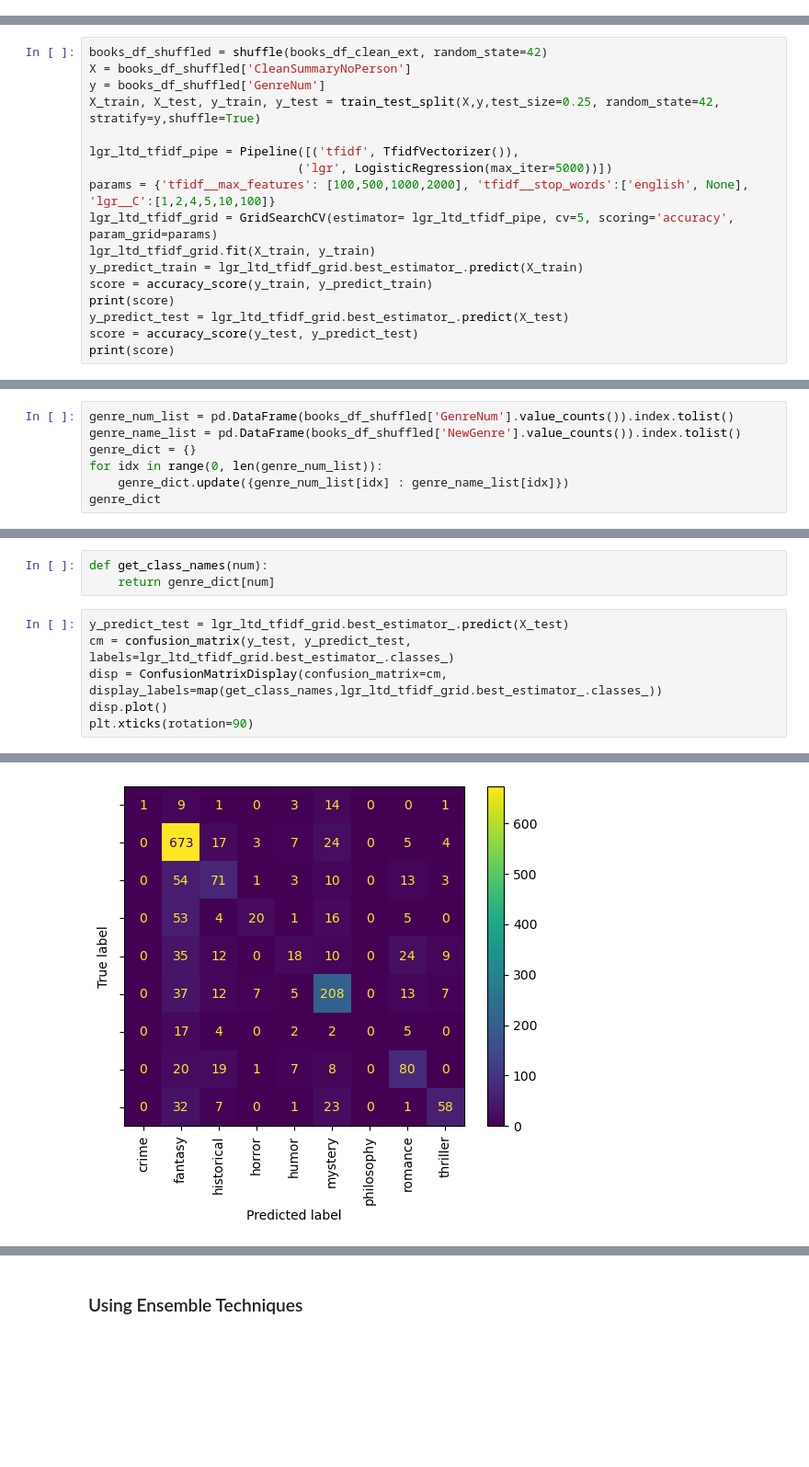
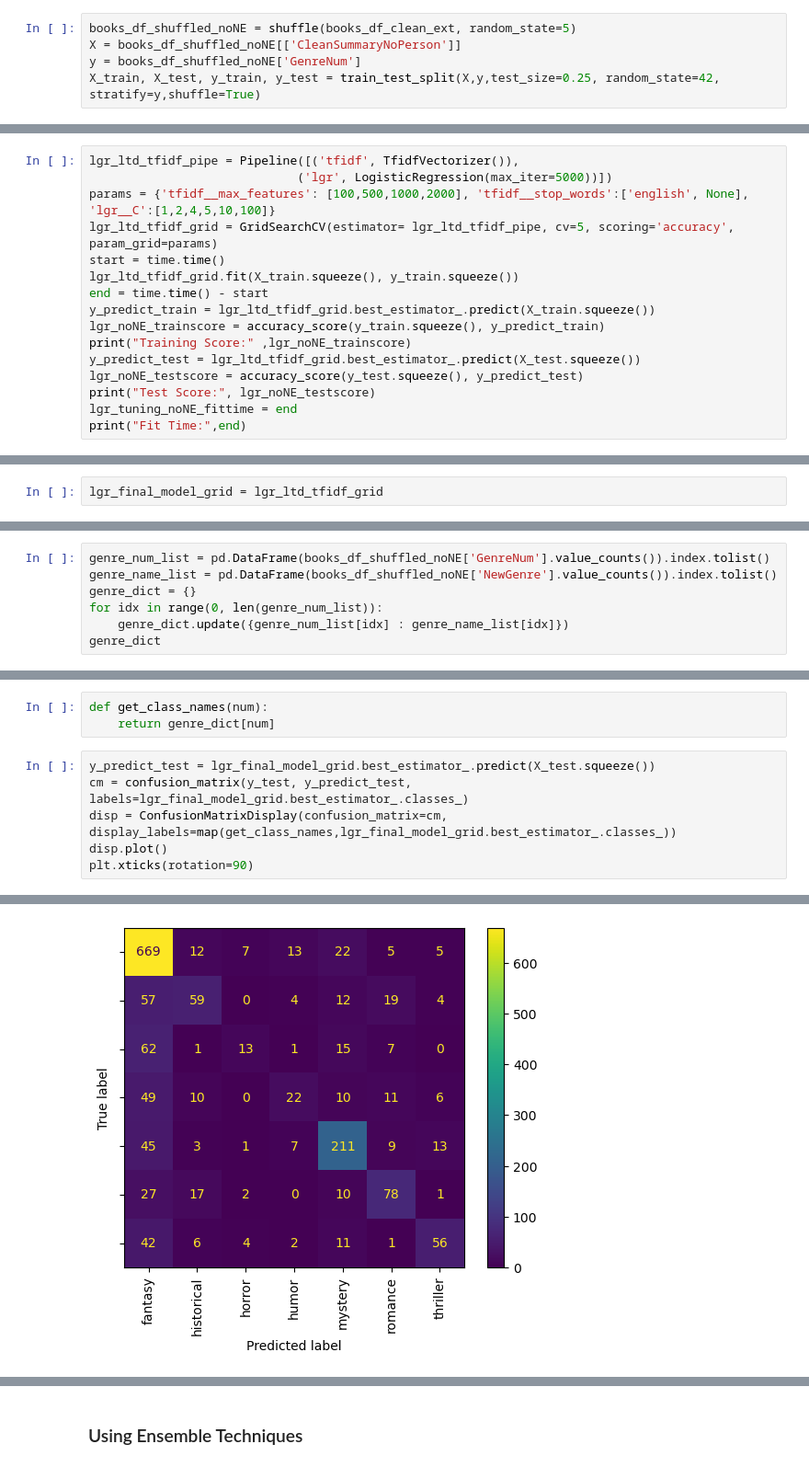
Before and after one commit to archana-rg/books-analysis, a Jupyter notebook: FinalBookGenrePred.ipynb, the cells around one changed output, grey strips where cells are left out. Shown at 92% size. Cells and saved outputs as stored; diff of their text form; blank space fills up the shorter version.

```diff
--- a/FinalBookGenrePred.ipynb
+++ b/FinalBookGenrePred.ipynb
@@ -671,20 +724,24 @@ Test accuracy score:0.6305882352941177
+# %%
+books_df_shuffled_noNE = shuffle(books_df_clean_ext, random_state=5)
+X = books_df_shuffled_noNE[['CleanSummaryNoPerson']]
+y = books_df_shuffled_noNE['GenreNum']
+X_train, X_test, y_train, y_test = train_test_split(X,y,test_size=0.25, random_state=42, stratify=y,shuffle=True)
 # %% [markdown]
 #### LogisticRegression with Hyperparam tuning
 # %%
-books_df_shuffled = shuffle(books_df_clean_ext, random_state=42)
-X = books_df_shuffled['CleanSummaryNoPerson']
-y = books_df_shuffled['GenreNum']
-X_train, X_test, y_train, y_test = train_test_split(X,y,test_size=0.25, random_state=42, stratify=y,shuffle=True)
-
 lgr_ltd_tfidf_pipe = Pipeline([('tfidf', TfidfVectorizer()),
                              ('lgr', LogisticRegression(max_iter=5000))])
 params = {'tfidf__max_features': [100,500,1000,2000], 'tfidf__stop_words':['english', None], 'lgr__C':[1,2,4,5,10,100]}
 lgr_ltd_tfidf_grid = GridSearchCV(estimator= lgr_ltd_tfidf_pipe, cv=5, scoring='accuracy', param_grid=params)
-lgr_ltd_tfidf_grid.fit(X_train, y_train)
-y_predict_train = lgr_ltd_tfidf_grid.best_estimator_.predict(X_train)
-score = accuracy_score(y_train, y_predict_train)
-print(score)
-y_predict_test = lgr_ltd_tfidf_grid.best_estimator_.predict(X_test)
-score = accuracy_score(y_test, y_predict_test)
-print(score)
+start = time.time()
+lgr_ltd_tfidf_grid.fit(X_train.squeeze(), y_train.squeeze())
+end = time.time() - start
+y_predict_train = lgr_ltd_tfidf_grid.best_estimator_.predict(X_train.squeeze())
+lgr_noNE_trainscore = accuracy_score(y_train.squeeze(), y_predict_train)
+print("Training Score:" ,lgr_noNE_trainscore)
+y_predict_test = lgr_ltd_tfidf_grid.best_estimator_.predict(X_test.squeeze())
+lgr_noNE_testscore = accuracy_score(y_test.squeeze(), y_predict_test)
+print("Test Score:", lgr_noNE_testscore)
+lgr_tuning_noNE_fittime = end
+print("Fit Time:",end)
 # %% [output]
@@ -729 +788,3 @@ withoutne_df.set_index('model')
+# %%
+lgr_final_model_grid = lgr_ltd_tfidf_grid
 # %% [markdown]
@@ -731,8 +792,8 @@ withoutne_df.set_index('model')
 # %% [markdown]
 ### Using confusion matrix.
 # %%
-genre_num_list = pd.DataFrame(books_df_shuffled['GenreNum'].value_counts()).index.tolist()
-genre_name_list = pd.DataFrame(books_df_shuffled['NewGenre'].value_counts()).index.tolist()
+genre_num_list = pd.DataFrame(books_df_shuffled_noNE['GenreNum'].value_counts()).index.tolist()
+genre_name_list = pd.DataFrame(books_df_shuffled_noNE['NewGenre'].value_counts()).index.tolist()
 genre_dict = {}
 for idx in range(0, len(genre_num_list)):
     genre_dict.update({genre_num_list[idx] : genre_name_list[idx]})
@@ -751,9 +810,9 @@ genre_dict
 def get_class_names(num):
     return genre_dict[num]
 # %%
-y_predict_test = lgr_ltd_tfidf_grid.best_estimator_.predict(X_test)
-cm = confusion_matrix(y_test, y_predict_test, labels=lgr_ltd_tfidf_grid.best_estimator_.classes_)
-disp = ConfusionMatrixDisplay(confusion_matrix=cm, display_labels=map(get_class_names,lgr_ltd_tfidf_grid.best_estimator_.classes_))
+y_predict_test = lgr_final_model_grid.best_estimator_.predict(X_test.squeeze())
+cm = confusion_matrix(y_test, y_predict_test, labels=lgr_final_model_grid.best_estimator_.classes_)
+disp = ConfusionMatrixDisplay(confusion_matrix=cm, display_labels=map(get_class_names,lgr_final_model_grid.best_estimator_.classes_))
 disp.plot()
 plt.xticks(rotation=90)
 # %% [output]
@@ -770 +827 @@ plt.xticks(rotation=90)
-[figure, old version]
+[figure, new version]
```
Also changed, not shown: parts of 59 cells of this notebook.
